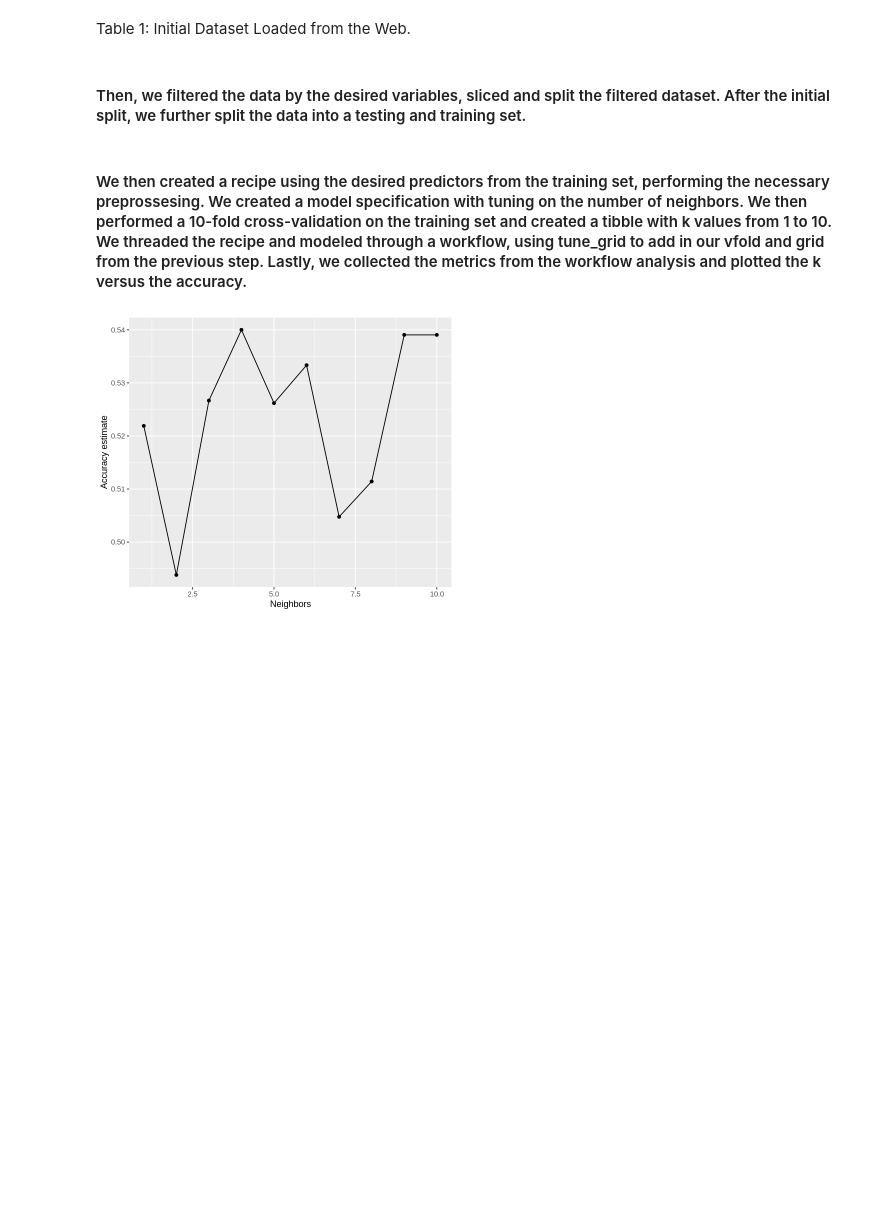
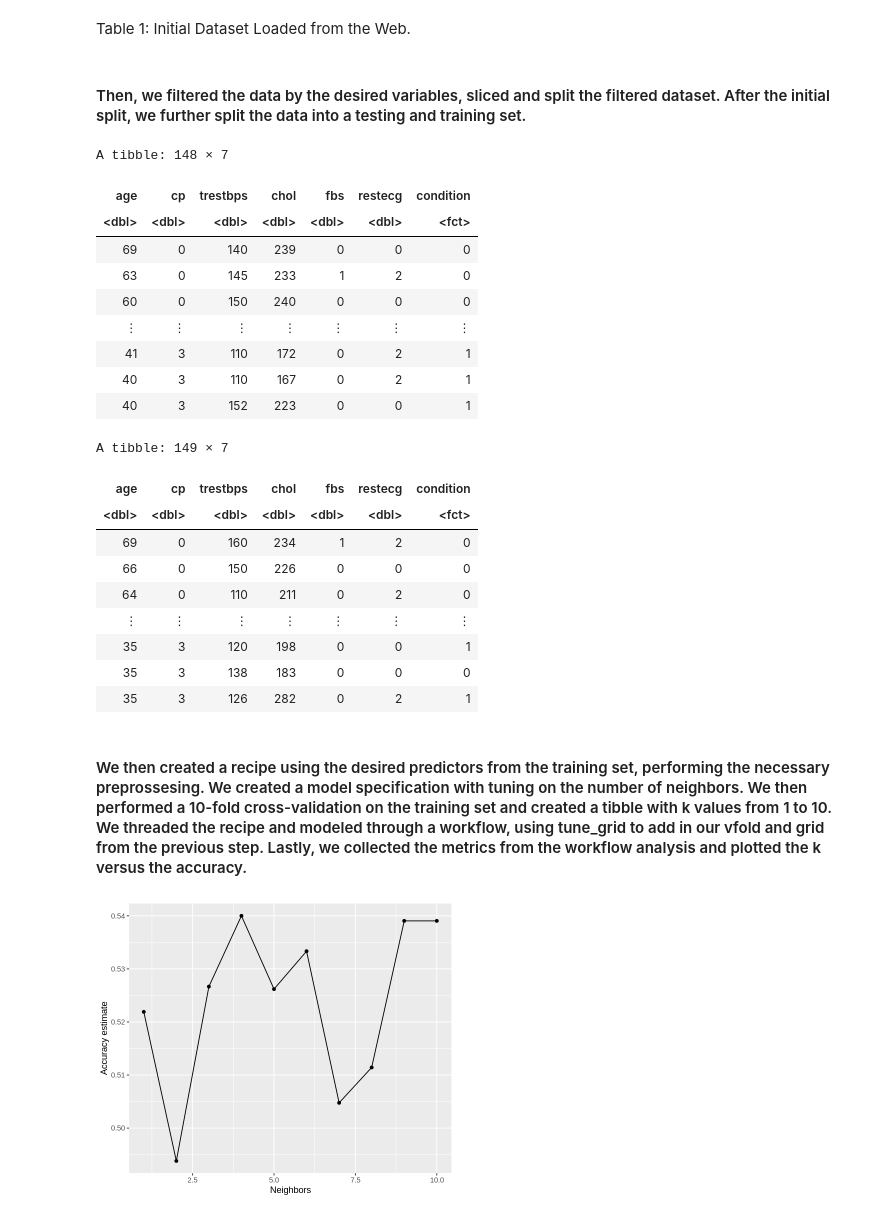
Before and after one commit to LordofSabres/Team_Pineapples_DSCI_100, a Jupyter notebook: projectproposal.ipynb, the cells around one changed output. Drawn from its saved outputs; the diff is of its cells as text; code cells hidden in the pictures; blank space fills up the shorter version.

Commit message:
Data wasnt showing, now shows

```diff
--- a/projectproposal.ipynb
+++ b/projectproposal.ipynb
@@ -71,19 +71,42 @@ Table 1: Initial Dataset Loaded from the Web.
 #### Then, we filtered the data by the desired variables, sliced and split the filtered dataset. After the initial split, we further split the data into a testing and training set.
 # %%
 data_filter <- data |>
-    select(age, trestbps, condition)
+    select(age, cp, trestbps, chol, fbs, restecg, condition)
 
 #data_filter
 
 data_slice <- data_filter
 
 data_split <- data_slice |>
     initial_split(prop = 0.5, strata = condition)
 
 data_train <- training(data_split)
 
 data_testing <- testing(data_split)
-d
+data_train
+
+data_testing
+# %% [output]
+A tibble: 148 × 7
+| age | cp | trestbps | chol | fbs | restecg | condition |
+| <dbl> | <dbl> | <dbl> | <dbl> | <dbl> | <dbl> | <fct> |
+| 69 | 0 | 140 | 239 | 0 | 0 | 0 |
+| 63 | 0 | 145 | 233 | 1 | 2 | 0 |
+| 60 | 0 | 150 | 240 | 0 | 0 | 0 |
+| ⋮ | ⋮ | ⋮ | ⋮ | ⋮ | ⋮ | ⋮ |
+| 41 | 3 | 110 | 172 | 0 | 2 | 1 |
+| 40 | 3 | 110 | 167 | 0 | 2 | 1 |
+| 40 | 3 | 152 | 223 | 0 | 0 | 1 |
+A tibble: 149 × 7
+| age | cp | trestbps | chol | fbs | restecg | condition |
+| <dbl> | <dbl> | <dbl> | <dbl> | <dbl> | <dbl> | <fct> |
+| 69 | 0 | 160 | 234 | 1 | 2 | 0 |
+| 66 | 0 | 150 | 226 | 0 | 0 | 0 |
+| 64 | 0 | 110 | 211 | 0 | 2 | 0 |
+| ⋮ | ⋮ | ⋮ | ⋮ | ⋮ | ⋮ | ⋮ |
+| 35 | 3 | 120 | 198 | 0 | 0 | 1 |
+| 35 | 3 | 138 | 183 | 0 | 0 | 0 |
+| 35 | 3 | 126 | 282 | 0 | 2 | 1 |
 # %% [markdown]
 #### We then created a recipe using the desired predictors from the training set, performing the necessary preprossesing. We created a model specification with tuning on the number of neighbors. We then performed a 10-fold cross-validation on the training set and created a tibble with k values from 1 to 10. We threaded the recipe and modeled through a workflow, using tune_grid to add in our vfold and grid from the previous step. Lastly, we collected the metrics from the workflow analysis and plotted the k versus the accuracy.
 # %%
```
Also changed, not shown: parts of 1 cell of this notebook.
